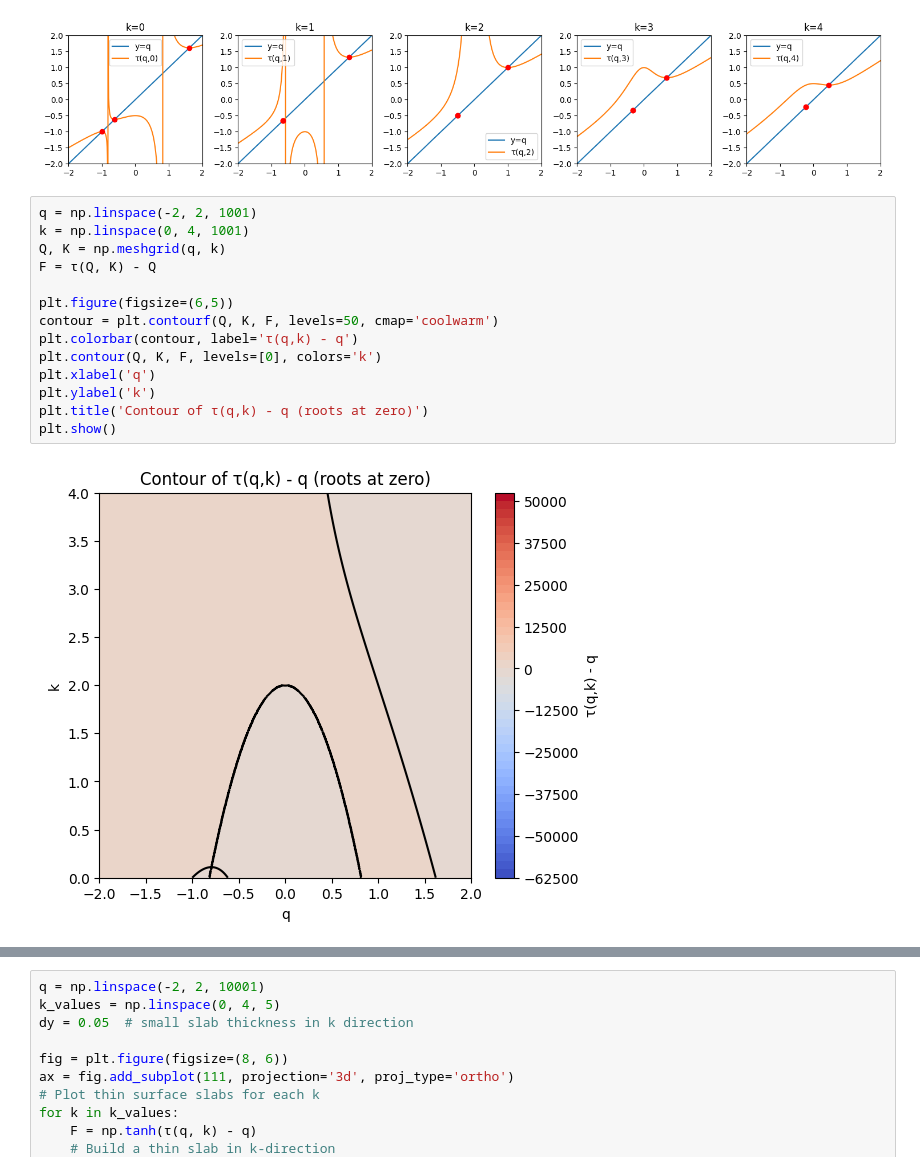
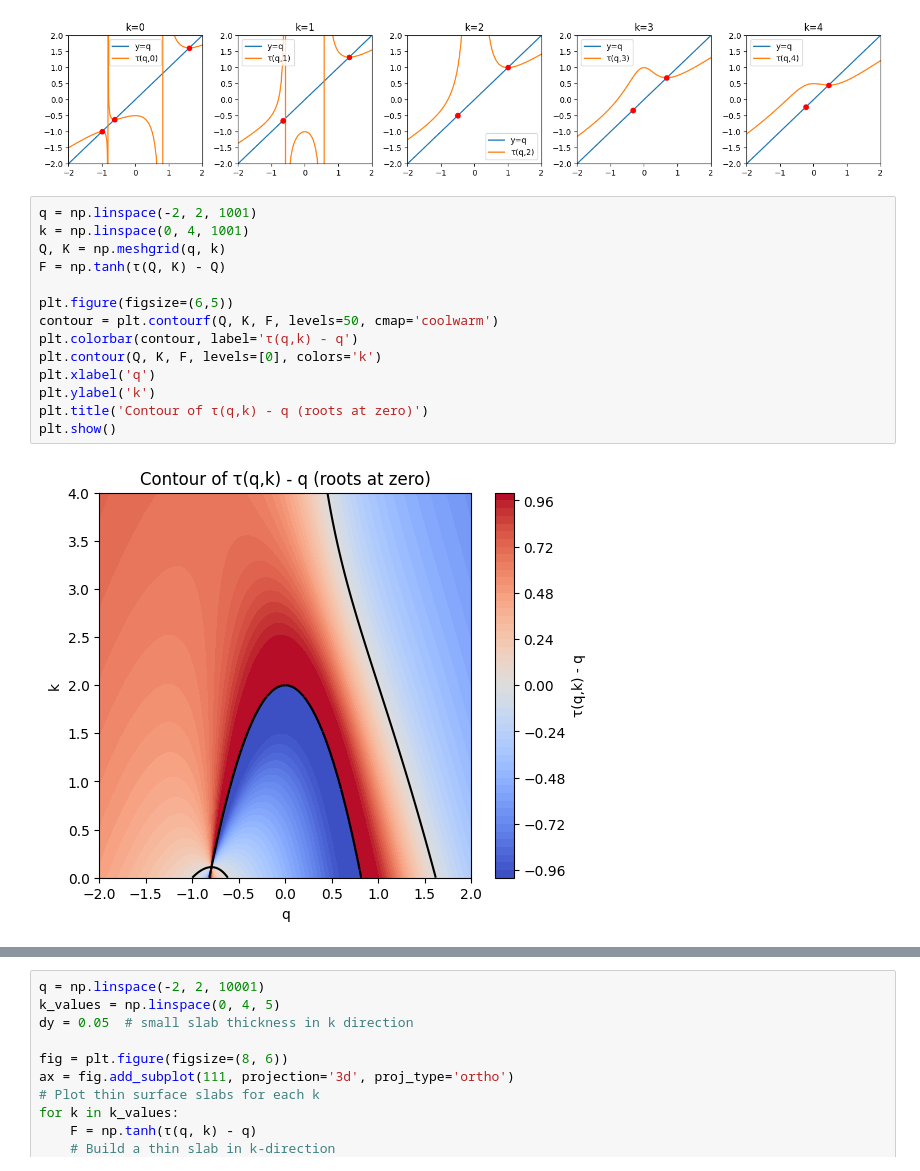
Before and after one commit to anthonyrisinger/riprompt, a Jupyter notebook: riprompt.ipynb, the cells around one changed output, grey strips where cells are left out. Drawn from its saved outputs; the diff is of its cells as text.

Commit message:
Improve contour plot.

```diff
--- a/riprompt.ipynb
+++ b/riprompt.ipynb
@@ -73,19 +73,19 @@ k=4: [-0.226699 -0.226699  0.453398]
 # %%
 q = np.linspace(-2, 2, 1001)
 k = np.linspace(0, 4, 1001)
 Q, K = np.meshgrid(q, k)
-F = τ(Q, K) - Q
+F = np.tanh(τ(Q, K) - Q)
 
 plt.figure(figsize=(6,5))
 contour = plt.contourf(Q, K, F, levels=50, cmap='coolwarm')
 plt.colorbar(contour, label='τ(q,k) - q')
 plt.contour(Q, K, F, levels=[0], colors='k')
 plt.xlabel('q')
 plt.ylabel('k')
 plt.title('Contour of τ(q,k) - q (roots at zero)')
 plt.show()
 # %% [output]
-[figure, old version]
+[figure, new version]
 # %%
 q = np.linspace(-2, 2, 1001)
 k = np.linspace(0, 4, 1001)
```
Also changed, not shown: parts of 1 cell of this notebook.
